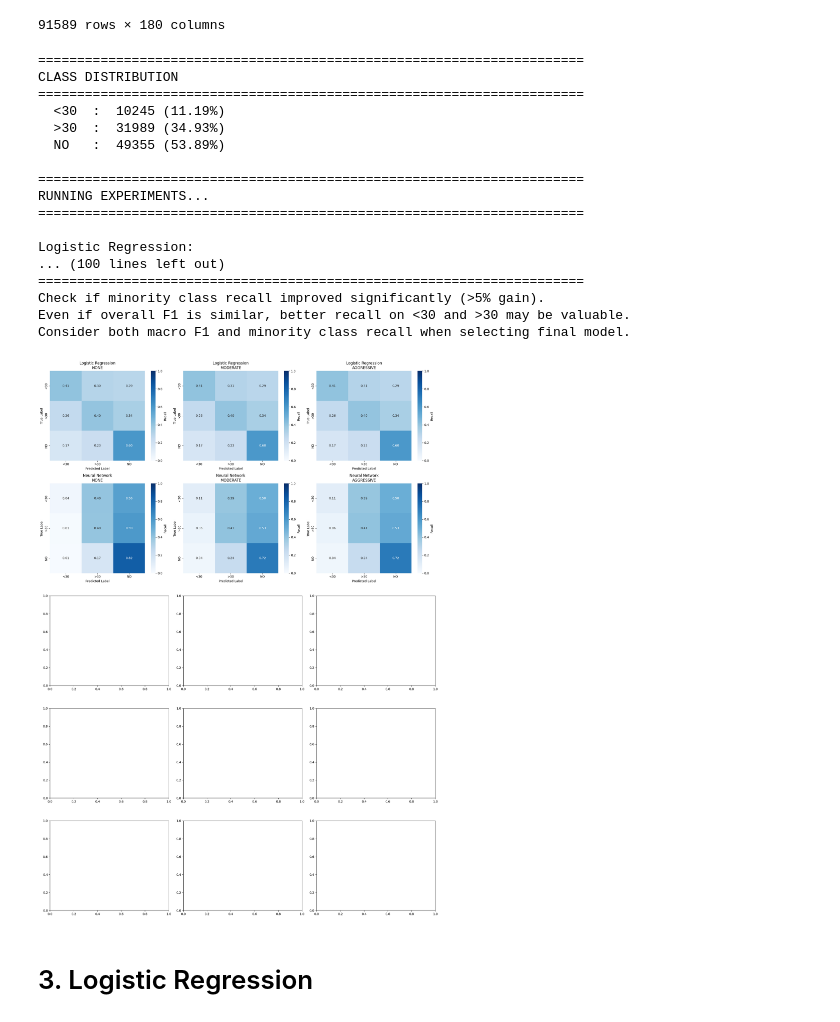
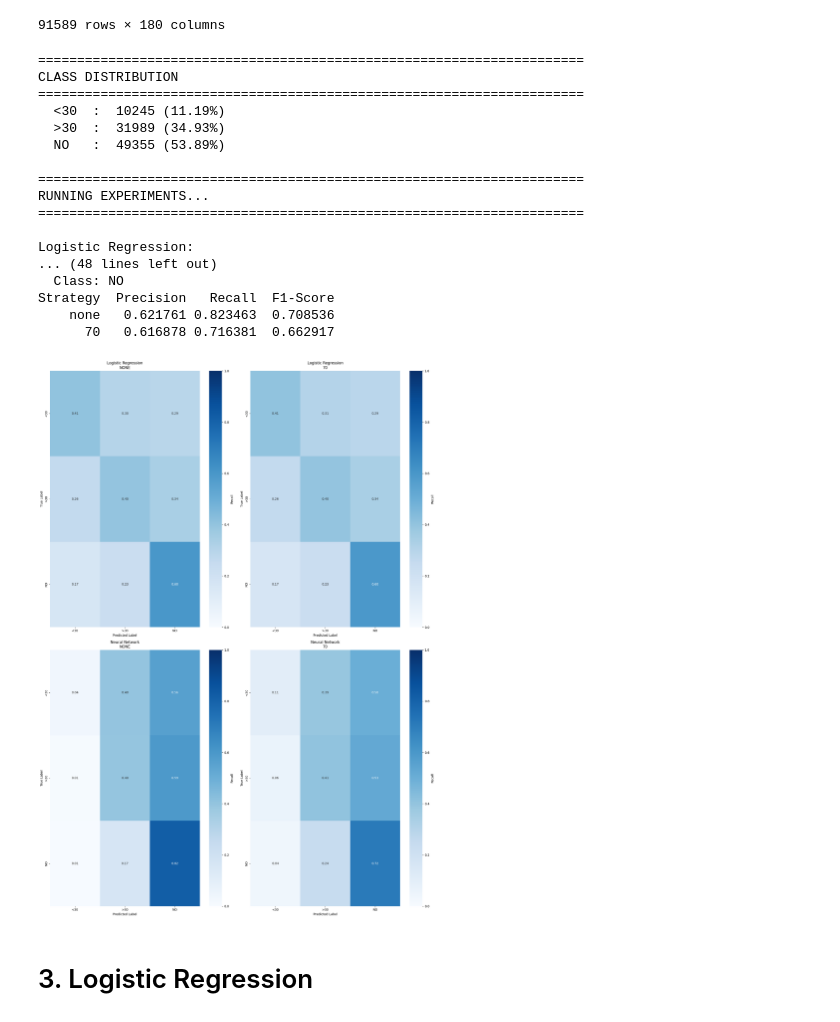
Before and after one commit to levon-d/BENG0095_Coursework, a Jupyter notebook: notebooks/main.ipynb, the cells around one changed output. Drawn from its saved outputs; the diff is of its cells as text; code cells hidden in the pictures.

```diff
--- a/notebooks/main.ipynb
+++ b/notebooks/main.ipynb
@@ -1221,7 +1146,6 @@ final_clean_train_df
 | 91588 | 175429310 | 75 | 0 | 6 | 13 | 3 | ... |
 91589 rows × 180 columns
 # %%
-## Resampling Experiment with Confusion Matrices and Per-Class Metrics (Expanded)
 from sklearn.preprocessing import LabelEncoder, StandardScaler
 from sklearn.linear_model import LogisticRegression
 from sklearn.neural_network import MLPClassifier
@@ -1276,10 +1200,7 @@ def cross_val_with_metrics(model, X, y, groups, resampling_strategy='none', n_sp
 
             max_size = max(len(class_0), len(class_1), len(class_2))
 
-            if resampling_strategy == 'moderate':
-                target_size = int(max_size * 0.7)
-            elif resampling_strategy == 'aggressive':
-                target_size = max_size
+            target_size = int(max_size * 0.7)
 
             class_0_resampled = resample(class_0, n_samples=min(target_size, len(class_0)) if len(class_0) < max_size else len(class_0),
                                          random_state=42, replace=True)
@@ -1292,7 +1213,6 @@ def cross_val_with_metrics(model, X, y, groups, resampling_strategy='none', n_sp
             X_train_fold = train_resampled.drop(columns=['target'])
             y_train_fold = train_resampled['target'].values
 
-        # Scale and train
         scaler = StandardScaler()
         X_train_scaled = scaler.fit_transform(X_train_fold)
         X_val_scaled = scaler.transform(X_val_fold)
@@ -1306,13 +1226,13 @@ def cross_val_with_metrics(model, X, y, groups, resampling_strategy='none', n_sp
 
     return np.array(all_y_true), np.array(all_y_pred)
 
-# Models
 models = [
     ('Logistic Regression', LogisticRegression(C=1.0, max_iter=1000,class_weight="balanced", random_state=42)),
+
     ('Neural Network', MLPClassifier(hidden_layer_sizes=(64, 32), max_iter=500, random_state=42, early_stopping=True))
 ]
 
-strategies = ['none', 'moderate', 'aggressive']
+strategies = ['none', '70']
 
 print("\n" + "="*70)
 print("RUNNING EXPERIMENTS...")
@@ -1346,7 +1266,7 @@ print("\n" + "="*70)
 print("CONFUSION MATRICES")
 print("="*70)
 
-fig, axes = plt.subplots(5, 3, figsize=(18, 25))
+fig, axes = plt.subplots(2, 2, figsize=(18, 25))
 
 for model_idx, (model_name, _) in enumerate(models):
     for strat_idx, strategy in enumerate(strategies):
@@ -1386,91 +1306,39 @@ for model_name, _ in models:
             class_label = class_names[class_idx]
             comparison.append({
                 'Strategy': strategy,
                 'Class': class_label,
                 'Precision': report[class_label]['precision'],
                 'Recall': report[class_label]['recall'],
                 'F1-Score': report[class_label]['f1-score'],
                 'Support': int(report[class_label]['support'])
             })
 
     comp_df = pd.DataFrame(comparison)
 
     # Show side-by-side for each class
     for class_label in ['<30', '>30', 'NO']:
         print(f"\n  Class: {class_label}")
         class_data = comp_df[comp_df['Class'] == class_label][['Strategy', 'Precision', 'Recall', 'F1-Score']]
         print(class_data.to_string(index=False))
-
-# Summary: Focus on minority class recall
-print("\n" + "="*70)
-print("MINORITY CLASS RECALL IMPROVEMENT")
-print("="*70)
-
-for model_name, _ in models:
-    print(f"\n{model_name}:")
-    baseline_report = all_results[model_name]['none']['report']
-
-    for strategy in ['moderate', 'aggressive']:
-        strategy_report = all_results[model_name][strategy]['report']
-
-        print(f"\n  {strategy.upper()} vs NONE:")
-        for class_label in ['<30', '>30']:  # Minority classes
-            baseline_recall = baseline_report[class_label]['recall']
-            strategy_recall = strategy_report[class_label]['recall']
-            diff = strategy_recall - baseline_recall
-
-            print(f"    {class_label:5s} recall: {baseline_recall:.4f} → {strategy_recall:.4f} ({diff:+.4f})")
-
-# Model comparison summary
-print("\n" + "="*70)
-print("MODEL COMPARISON - MACRO F1 SCORES")
-print("="*70)
-
-summary_data = []
-for model_name, _ in models:
-    for strategy in strategies:
-        summary_data.append({
-            'Model': model_name,
-            'Strategy': strategy,
-            'Macro F1': all_results[model_name][strategy]['macro_f1']
-        })
-
-summary_df = pd.DataFrame(summary_data)
-summary_pivot = summary_df.pivot(index='Model', columns='Strategy', values='Macro F1')
-print(summary_pivot.to_string())
-
-# Find best configuration
-best_config = summary_df.loc[summary_df['Macro F1'].idxmax()]
-print(f"\nBest Configuration:")
-print(f"  Model: {best_config['Model']}")
-print(f"  Strategy: {best_config['Strategy']}")
-print(f"  Macro F1: {best_config['Macro F1']:.4f}")
-
-print("\n" + "="*70)
-print("RECOMMENDATION")
-print("="*70)
-print("Check if minority class recall improved significantly (>5% gain).")
-print("Even if overall F1 is similar, better recall on <30 and >30 may be valuable.")
-print("Consider both macro F1 and minority class recall when selecting final model.")
 # %% [output]
 ======================================================================
 CLASS DISTRIBUTION
 ======================================================================
   <30  :  10245 (11.19%)
   >30  :  31989 (34.93%)
   NO   :  49355 (53.89%)
 
 ======================================================================
 RUNNING EXPERIMENTS...
 ======================================================================
 
 Logistic Regression:
-... (100 lines left out)
-======================================================================
-Check if minority class recall improved significantly (>5% gain).
-Even if overall F1 is similar, better recall on <30 and >30 may be valuable.
-Consider both macro F1 and minority class recall when selecting final model.
+... (48 lines left out)
+  Class: NO
+Strategy  Precision   Recall  F1-Score
+    none   0.621761 0.823463  0.708536
+      70   0.616878 0.716381  0.662917
-[figure, old version]
+[figure, new version]
 # %% [markdown]
 # 3. Logistic Regression
 # %%
```
Also changed, not shown: parts of 46 cells of this notebook, 2 other files.
